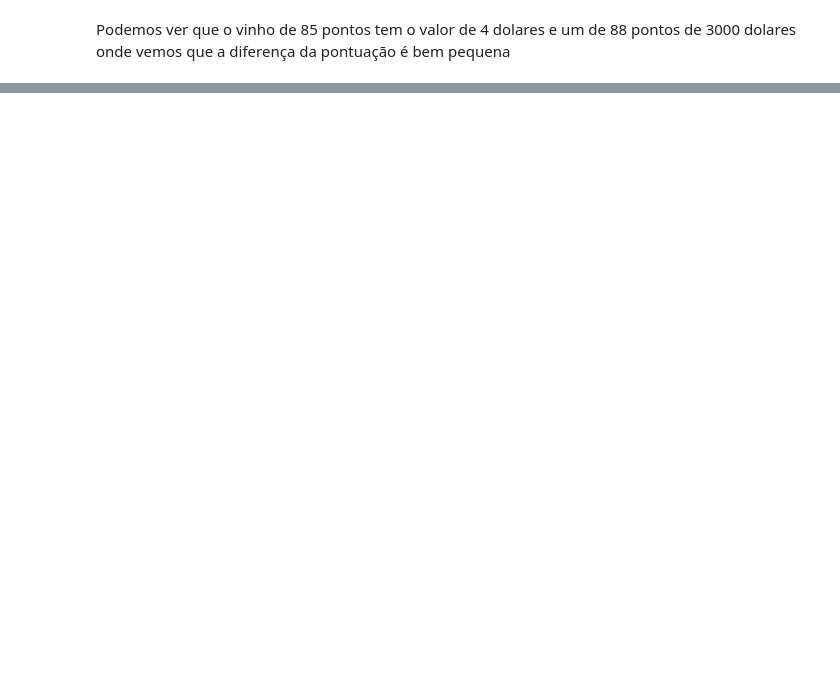
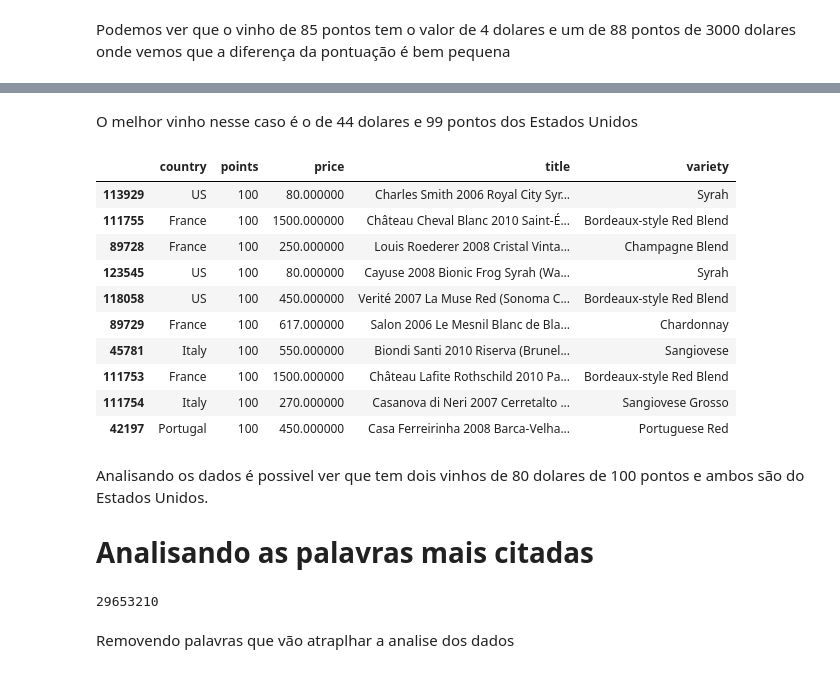
Before and after one commit to Bryan-Kan/Minera-o_de_Dados, a Jupyter notebook: Bryan_Braggion_Pimentel_de_Lima.ipynb, the cells around one changed output, grey strips where cells are left out. Cells and saved outputs as stored; diff of their text form; code cells hidden in the pictures; blank space fills up the shorter version.

```diff
--- a/Bryan_Braggion_Pimentel_de_Lima.ipynb
+++ b/Bryan_Braggion_Pimentel_de_Lima.ipynb
@@ -475,0 +601,35 @@ Podemos ver que o vinho de 85 pontos tem o valor de 4 dolares e um de 88 pontos
+# %% [markdown]
+O melhor vinho nesse caso é o de 44 dolares e 99 pontos dos Estados Unidos
+# %%
+# top 10 custando acima de $50
+above_50 = df1.drop(['description', 'province', 'winery'], axis=1)
+above_50 = above_50.query('price > 50')
+above_50 = above_50.sort_values(by='points', ascending=False)[:10]
+above_50.style.background_gradient(cmap='YlOrRd', high=0.5, subset=['price'])
+# %% [output]
+|  | country | points | price | title | variety |
+| 113929 | US | 100 | 80.000000 | Charles Smith 2006 Royal City Syr... | Syrah |
+| 111755 | France | 100 | 1500.000000 | Château Cheval Blanc 2010 Saint-É... | Bordeaux-style Red Blend |
+| 89728 | France | 100 | 250.000000 | Louis Roederer 2008 Cristal Vinta... | Champagne Blend |
+| 123545 | US | 100 | 80.000000 | Cayuse 2008 Bionic Frog Syrah (Wa... | Syrah |
+| 118058 | US | 100 | 450.000000 | Verité 2007 La Muse Red (Sonoma C... | Bordeaux-style Red Blend |
+| 89729 | France | 100 | 617.000000 | Salon 2006 Le Mesnil Blanc de Bla... | Chardonnay |
+| 45781 | Italy | 100 | 550.000000 | Biondi Santi 2010 Riserva (Brunel... | Sangiovese |
+| 111753 | France | 100 | 1500.000000 | Château Lafite Rothschild 2010 Pa... | Bordeaux-style Red Blend |
+| 111754 | Italy | 100 | 270.000000 | Casanova di Neri 2007 Cerretalto ... | Sangiovese Grosso |
+| 42197 | Portugal | 100 | 450.000000 | Casa Ferreirinha 2008 Barca-Velha... | Portuguese Red |
+# %% [markdown]
+Analisando os dados é possivel ver que tem dois vinhos de 80 dolares de 100 pontos e ambos são do Estados Unidos.
+
+# Analisando as palavras mais citadas
+# %%
+from PIL import Image
+from wordcloud import WordCloud, STOPWORDS
+
+text = df1['description'][1]
+text = " ".join(i for i in df1['description'])
+len(text)
+# %% [output]
+29653210
+# %% [markdown]
+Removendo palavras que vão atraplhar a analise dos dados
```
Also changed, not shown: parts of 13 cells of this notebook.
